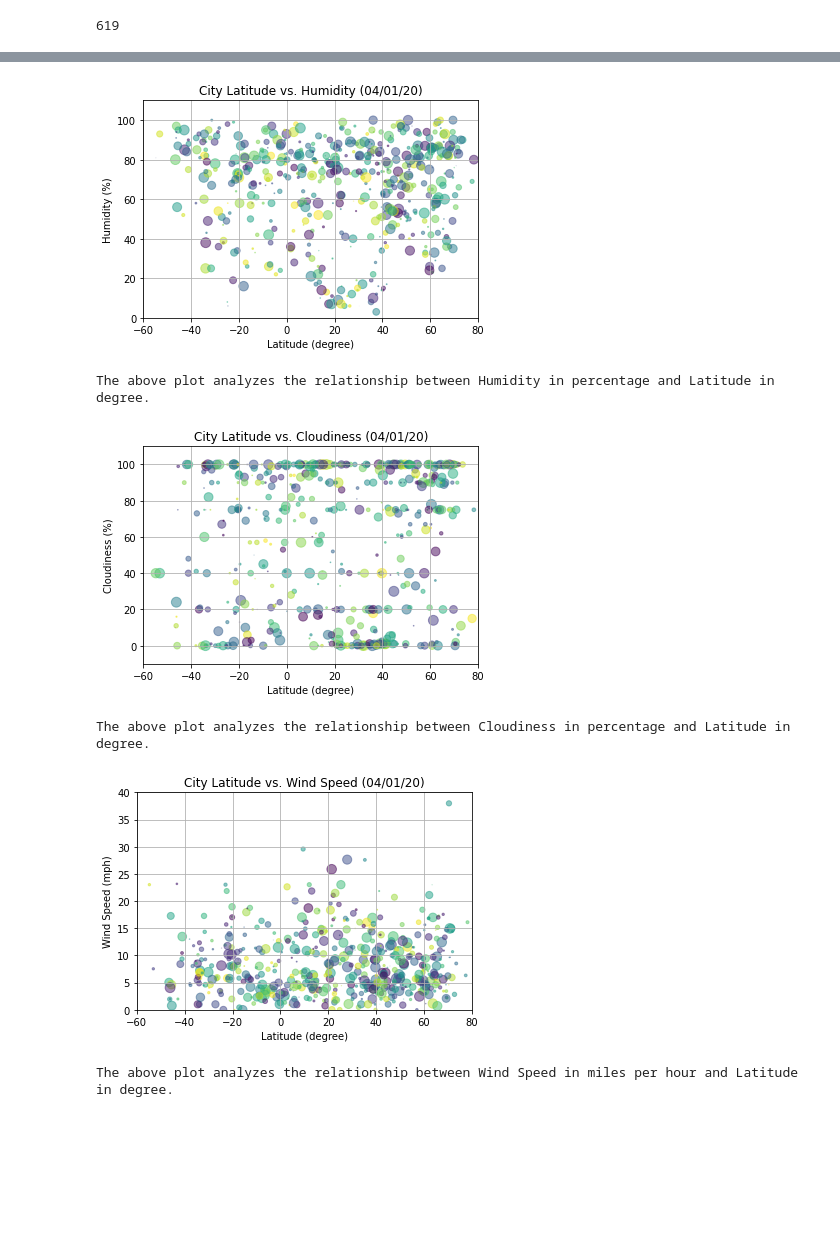
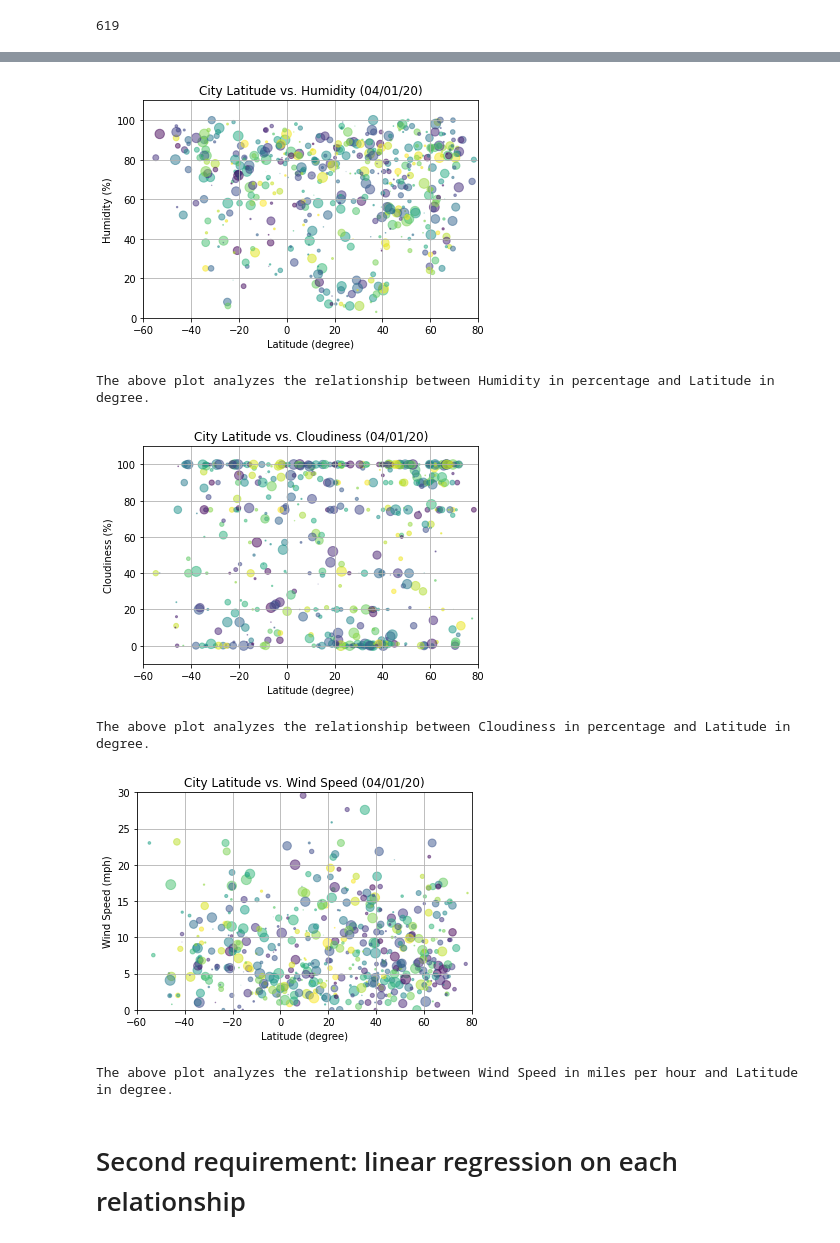
Before and after one commit to davro76/Python_API_Challenge, a Jupyter notebook: WeatherPy/weatherpy.ipynb, the cells around one changed output, grey strips where cells are left out. Cells and saved outputs as stored; diff of their text form; code cells hidden in the pictures; blank space fills up the shorter version.

Commit message:
Python API Challenge

```diff
--- a/WeatherPy/weatherpy.ipynb
+++ b/WeatherPy/weatherpy.ipynb
@@ -130,3 +131,6 @@ weather_df = weather_df.transpose()
 
 # Download retrieved data into a csv file named cities_output
 weather_df.to_csv("/Users/rodneydavermann/Desktop/Python_api_Challenge/OutputData/cities_output.csv", index=False,header=True, encoding='utf-8')
+
+# Reload the output data set to perform some analysis
+weather_df = pd.read_csv("/Users/rodneydavermann/Desktop/Python_api_Challenge/OutputData/cities_output.csv")
@@ -214,7 +203,7 @@ plt.savefig("/Users/rodneydavermann/Desktop/Python_api_Challenge/OutputData/Lati
 plt.show()
 print("The above plot analyzes the relationship between Humidity in percentage and Latitude in degree.")
 # %% [output]
-[figure, old version]
+[figure, new version]
 The above plot analyzes the relationship between Humidity in percentage and Latitude in degree.
 # %%
 # Latitude vs. Cloudiness Plot
@@ -234,25 +223,27 @@ plt.savefig("/Users/rodneydavermann/Desktop/Python_api_Challenge/OutputData/Lati
 plt.show()
 print("The above plot analyzes the relationship between Cloudiness in percentage and Latitude in degree.")
 # %% [output]
-[figure, old version]
+[figure, new version]
 The above plot analyzes the relationship between Cloudiness in percentage and Latitude in degree.
 # %%
 # Latitude vs. Wind Speed Plot
 N = 560
 x = weather_df["Lat"]
 y = weather_df["Wind Speed"]
 colors = np.random.rand(N)
 area = (10 * np.random.rand(N))**2
 plt.scatter(x, y, s=area, c=colors, alpha=0.5)
 plt.grid()
 plt.xlabel("Latitude (degree)")
 plt.ylabel("Wind Speed (mph)")
 plt.title("City Latitude vs. Wind Speed (04/01/20)")
 plt.xlim(-60,80)
-plt.ylim(0,40)
+plt.ylim(0,30)
 plt.savefig("/Users/rodneydavermann/Desktop/Python_api_Challenge/OutputData/LatitudeWindSpeed.png")
 plt.show()
 print("The above plot analyzes the relationship between Wind Speed in miles per hour and Latitude in degree.")
 # %% [output]
-[figure, old version]
+[figure, new version]
 The above plot analyzes the relationship between Wind Speed in miles per hour and Latitude in degree.
+# %% [markdown]
+# Second requirement: linear regression on each relationship
```
Also changed, not shown: parts of 9 cells of this notebook, 5 other files.
